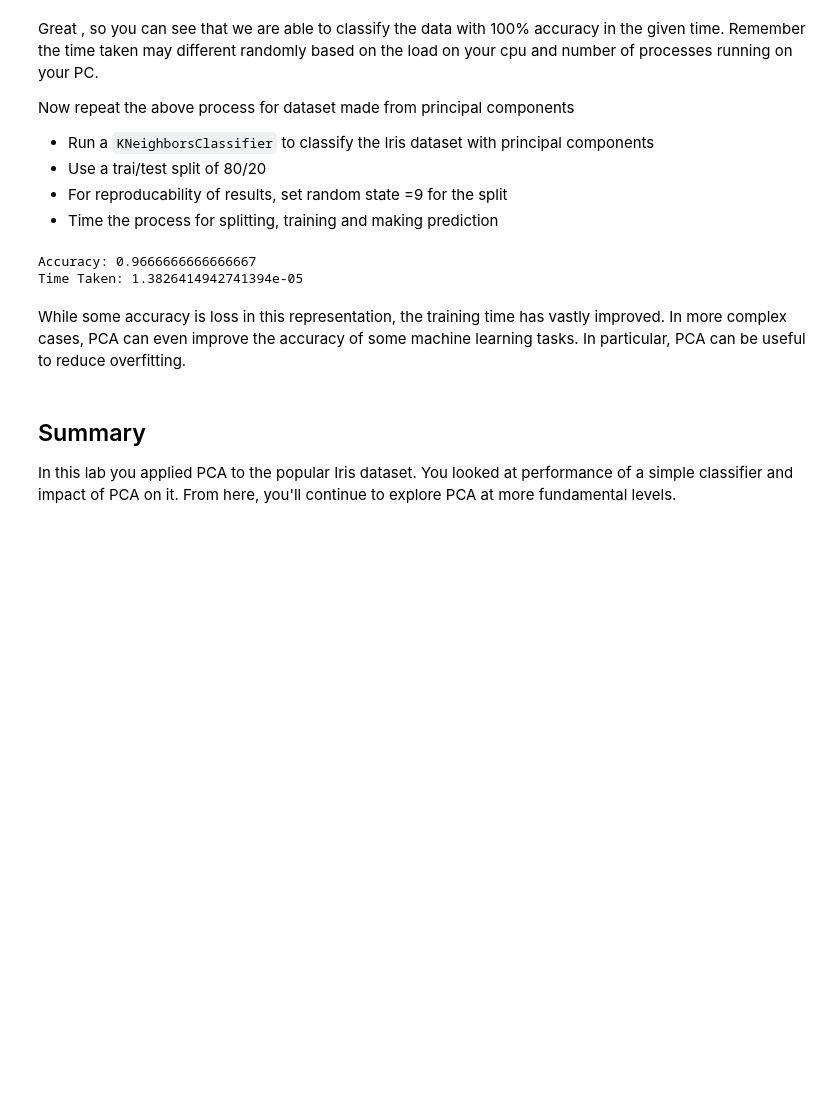
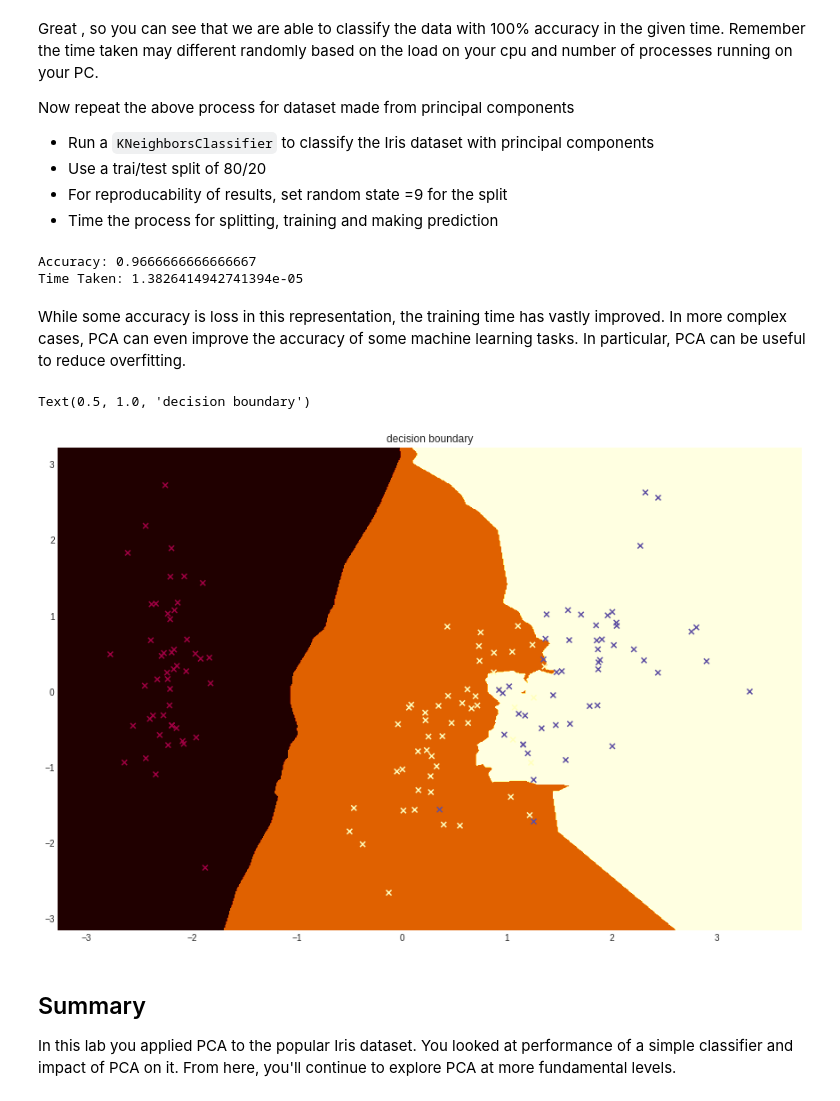
Before and after one commit to zaborowm/dsc-pca-in-scikitlearn-lab-nyc-ds-career-042219, a Jupyter notebook: index.ipynb, the cells around one changed output. Drawn from its saved outputs; the diff is of its cells as text; code cells hidden in the pictures; blank space fills up the shorter version.

```diff
--- a/index.ipynb
+++ b/index.ipynb
@@ -221,6 +221,31 @@ Accuracy: 0.9666666666666667
 Time Taken: 1.3826414942741394e-05
 # %% [markdown]
 While some accuracy is loss in this representation, the training time has vastly improved. In more complex cases, PCA can even improve the accuracy of some machine learning tasks. In particular, PCA can be useful to reduce overfitting.
+# %%
+  # Plot decision boundary using principal components
+def decision_boundary(pred_func):
+
+    #Set the boundary
+    x_min, x_max = X.iloc[:, 0].min() - 0.5, X.iloc[:, 0].max() + 0.5
+    y_min, y_max = X.iloc[:, 1].min() - 0.5, X.iloc[:, 1].max() + 0.5
+    h = 0.01
+
+    # build meshgrid
+    xx, yy = np.meshgrid(np.arange(x_min, x_max, h), np.arange(y_min, y_max, h))
+    Z = pred_func(np.c_[xx.ravel(), yy.ravel()])
+    Z = Z.reshape(xx.shape)
+
+    # plot the contour
+    plt.figure(figsize=(15,10))
+    plt.contourf(xx, yy, Z, cmap=plt.cm.afmhot)
+    plt.scatter(X.iloc[:, 0], X.iloc[:, 1], c=y, cmap=plt.cm.Spectral, marker='x')
+
+decision_boundary(lambda x: model.predict(x))
+
+plt.title("decision boundary")
+# %% [output]
+Text(0.5, 1.0, 'decision boundary')
+[figure, added]
 # %% [markdown]
 ## Summary
 
```
